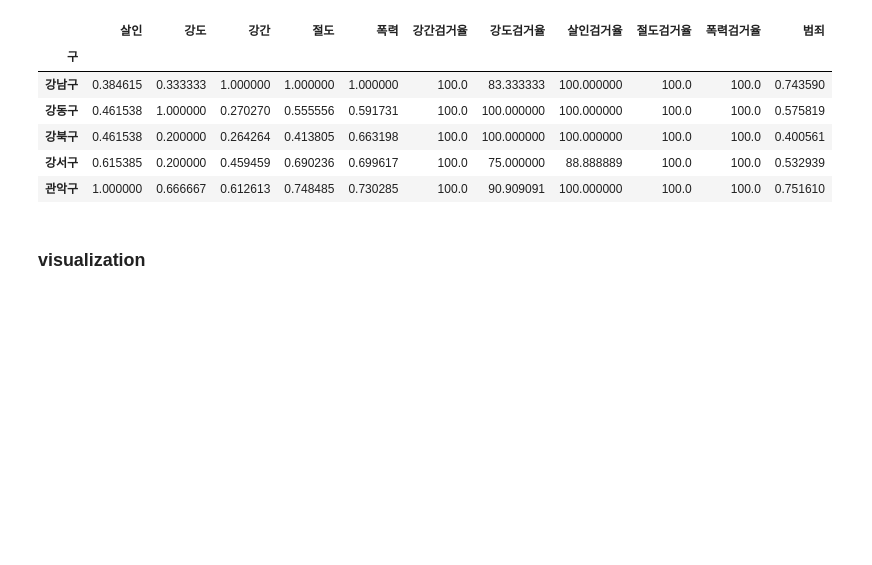
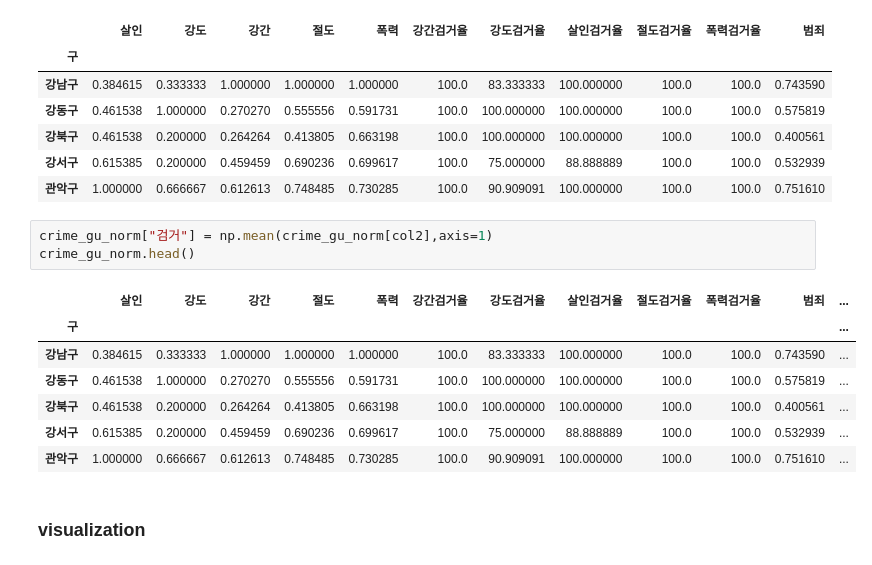
Before and after one commit to yeonghwanchoi/DS_class, a Jupyter notebook: fc16/seoul_crime_visualization.ipynb, the cells around one changed output. Cells and saved outputs as stored; diff of their text form; blank space fills up the shorter version.

```diff
--- a/fc16/seoul_crime_visualization.ipynb
+++ b/fc16/seoul_crime_visualization.ipynb
@@ -257,5 +257,16 @@ crime_gu_norm.head()
 | 강북구 | 0.461538 | 0.200000 | 0.264264 | 0.413805 | 0.663198 | 100.0 | 100.000000 | 100.000000 | 100.0 | 100.0 | 0.400561 |
 | 강서구 | 0.615385 | 0.200000 | 0.459459 | 0.690236 | 0.699617 | 100.0 | 75.000000 | 88.888889 | 100.0 | 100.0 | 0.532939 |
 | 관악구 | 1.000000 | 0.666667 | 0.612613 | 0.748485 | 0.730285 | 100.0 | 90.909091 | 100.000000 | 100.0 | 100.0 | 0.751610 |
+# %%
+crime_gu_norm["검거"] = np.mean(crime_gu_norm[col2],axis=1)
+crime_gu_norm.head()
+# %% [output]
+|  | 살인 | 강도 | 강간 | 절도 | 폭력 | 강간검거율 | 강도검거율 | 살인검거율 | 절도검거율 | 폭력검거율 | 범죄 | ... |
+| 구 |  |  |  |  |  |  |  |  |  |  |  | ... |
+| 강남구 | 0.384615 | 0.333333 | 1.000000 | 1.000000 | 1.000000 | 100.0 | 83.333333 | 100.000000 | 100.0 | 100.0 | 0.743590 | ... |
+| 강동구 | 0.461538 | 1.000000 | 0.270270 | 0.555556 | 0.591731 | 100.0 | 100.000000 | 100.000000 | 100.0 | 100.0 | 0.575819 | ... |
+| 강북구 | 0.461538 | 0.200000 | 0.264264 | 0.413805 | 0.663198 | 100.0 | 100.000000 | 100.000000 | 100.0 | 100.0 | 0.400561 | ... |
+| 강서구 | 0.615385 | 0.200000 | 0.459459 | 0.690236 | 0.699617 | 100.0 | 75.000000 | 88.888889 | 100.0 | 100.0 | 0.532939 | ... |
+| 관악구 | 1.000000 | 0.666667 | 0.612613 | 0.748485 | 0.730285 | 100.0 | 90.909091 | 100.000000 | 100.0 | 100.0 | 0.751610 | ... |
 # %% [markdown]
 ### visualization
```
Also changed, not shown: parts of 4 cells of this notebook.
